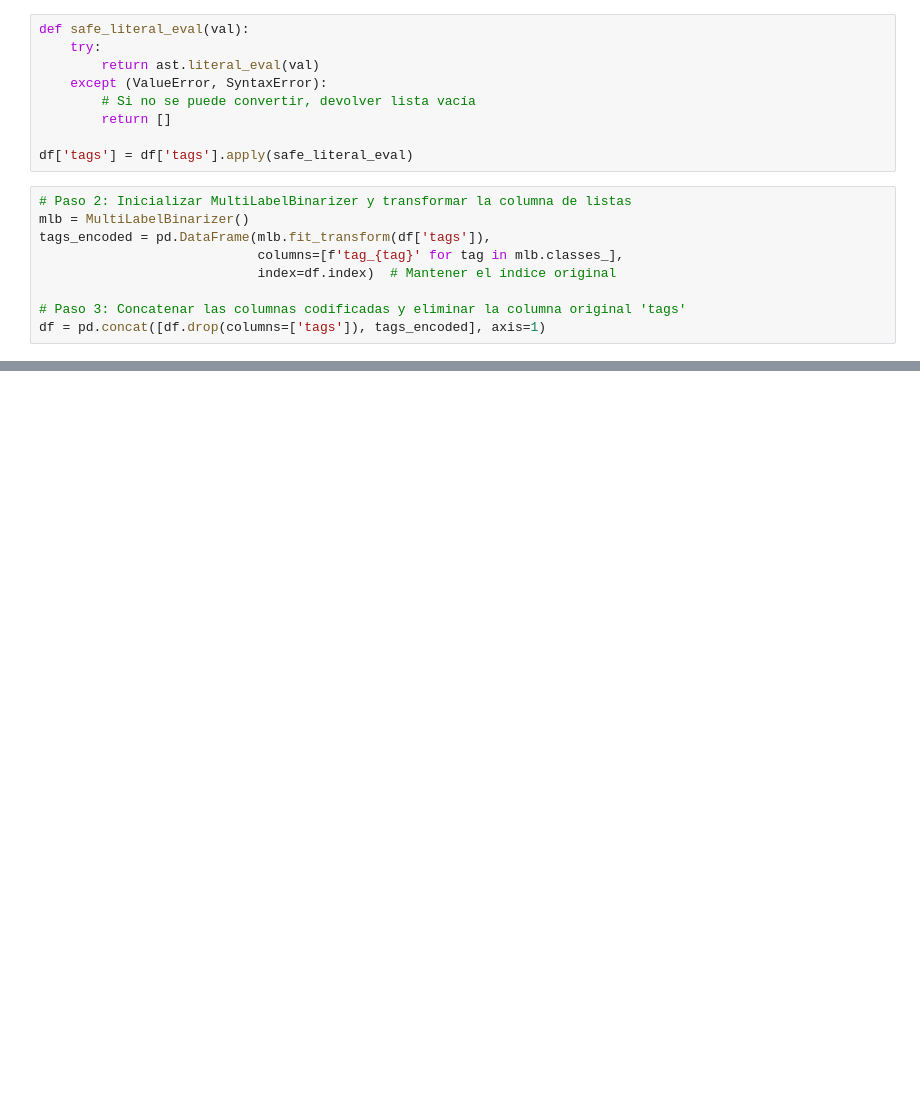
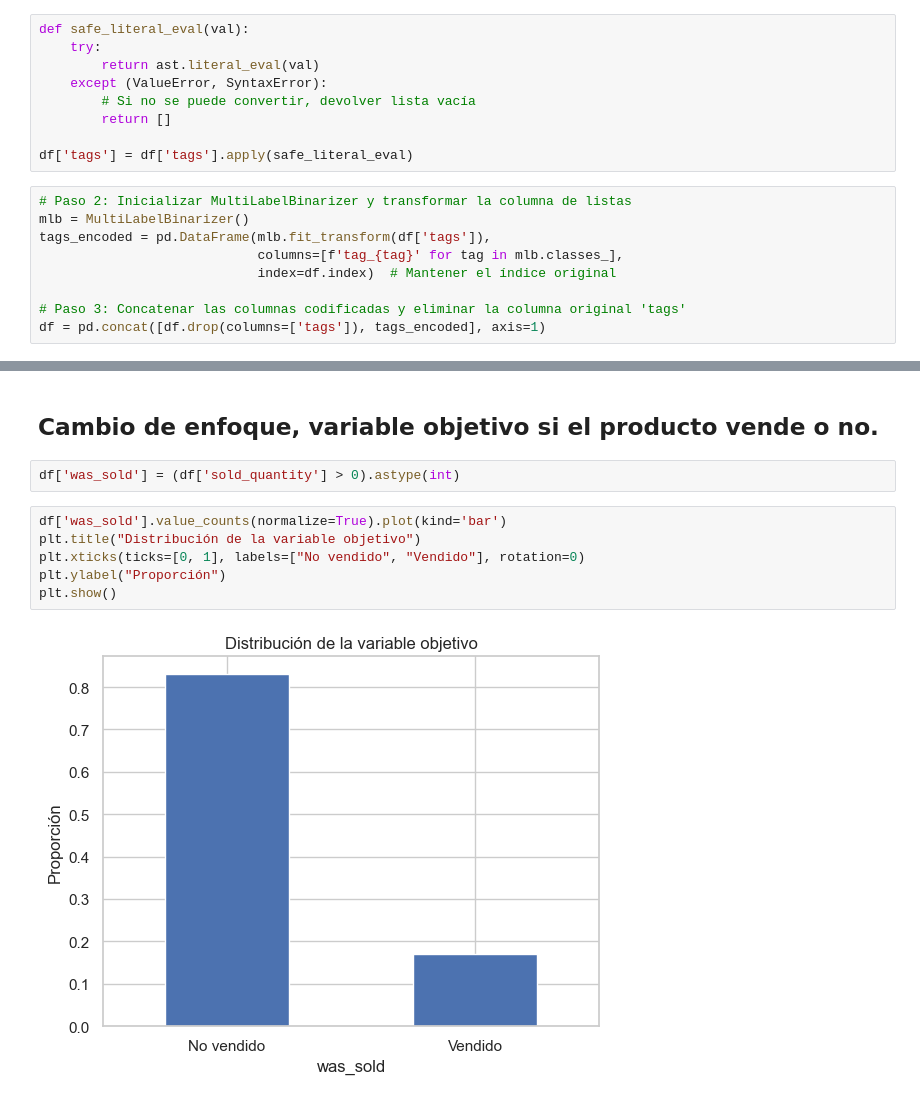
Before and after one commit to LinaAguilar/mercado-libre-data-scientist-prueba, a Jupyter notebook: notebooks/exploracion.ipynb, the cells around one changed output, grey strips where cells are left out. Drawn from its saved outputs; the diff is of its cells as text; blank space fills up the shorter version.

```diff
--- a/notebooks/exploracion.ipynb
+++ b/notebooks/exploracion.ipynb
@@ -294,0 +612,12 @@ df = pd.concat([df.drop(columns=['tags']), tags_encoded], axis=1)
+# %% [markdown]
+## Cambio de enfoque, variable objetivo si el producto vende o no.
+# %%
+df['was_sold'] = (df['sold_quantity'] > 0).astype(int)
+# %%
+df['was_sold'].value_counts(normalize=True).plot(kind='bar')
+plt.title("Distribución de la variable objetivo")
+plt.xticks(ticks=[0, 1], labels=["No vendido", "Vendido"], rotation=0)
+plt.ylabel("Proporción")
+plt.show()
+# %% [output]
+[figure, added]
```
Also changed, not shown: parts of 39 cells of this notebook, 15 other files.
